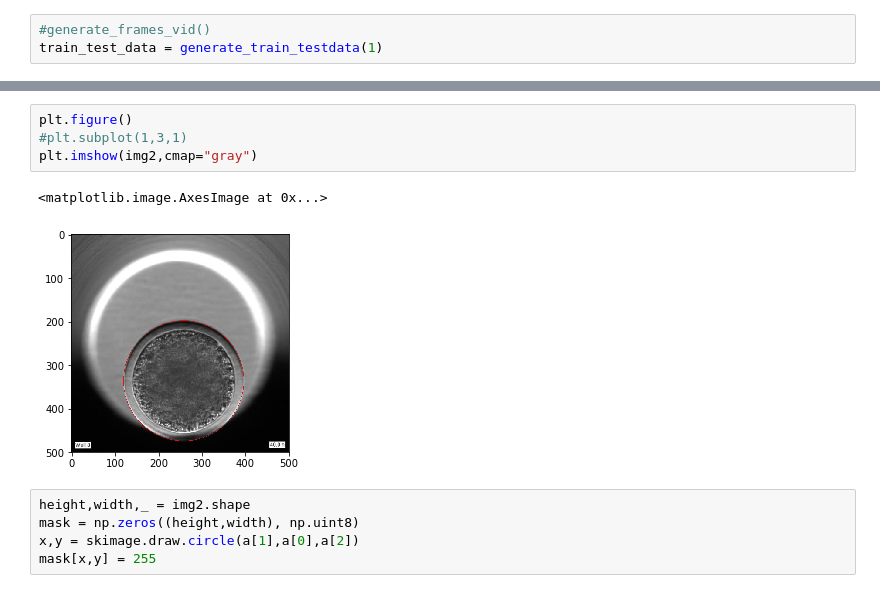
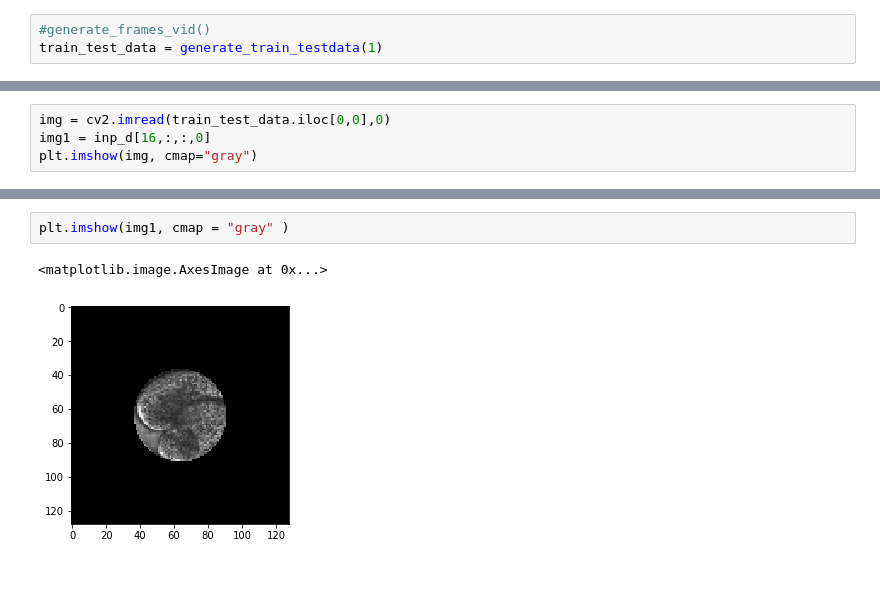
Before and after one commit to atharvacc/Misc, a Jupyter notebook: res_code/Method 1.ipynb, the cells around one changed output, grey strips where cells are left out. Drawn from its saved outputs; the diff is of its cells as text.

```diff
--- a/res_code/Method 1.ipynb
+++ b/res_code/Method 1.ipynb
@@ -234,0 +221,4 @@ plt.title("Original Image")
+# %%
+img = cv2.imread(train_test_data.iloc[0,0],0)
+img1 = inp_d[16,:,:,0]
+plt.imshow(img, cmap="gray")
@@ -235,12 +228,5 @@ plt.title("Original Image")
 # %%
-plt.figure()
-#plt.subplot(1,3,1)
-plt.imshow(img2,cmap="gray")
+plt.imshow(img1, cmap = "gray" )
 # %% [output]
 <matplotlib.image.AxesImage at 0x...>
-[figure, old version]
+[figure, new version]
-# %%
-height,width,_ = img2.shape
-mask = np.zeros((height,width), np.uint8)
-x,y = skimage.draw.circle(a[1],a[0],a[2])
-mask[x,y] = 255
```
Also changed, not shown: parts of 20 cells of this notebook.
